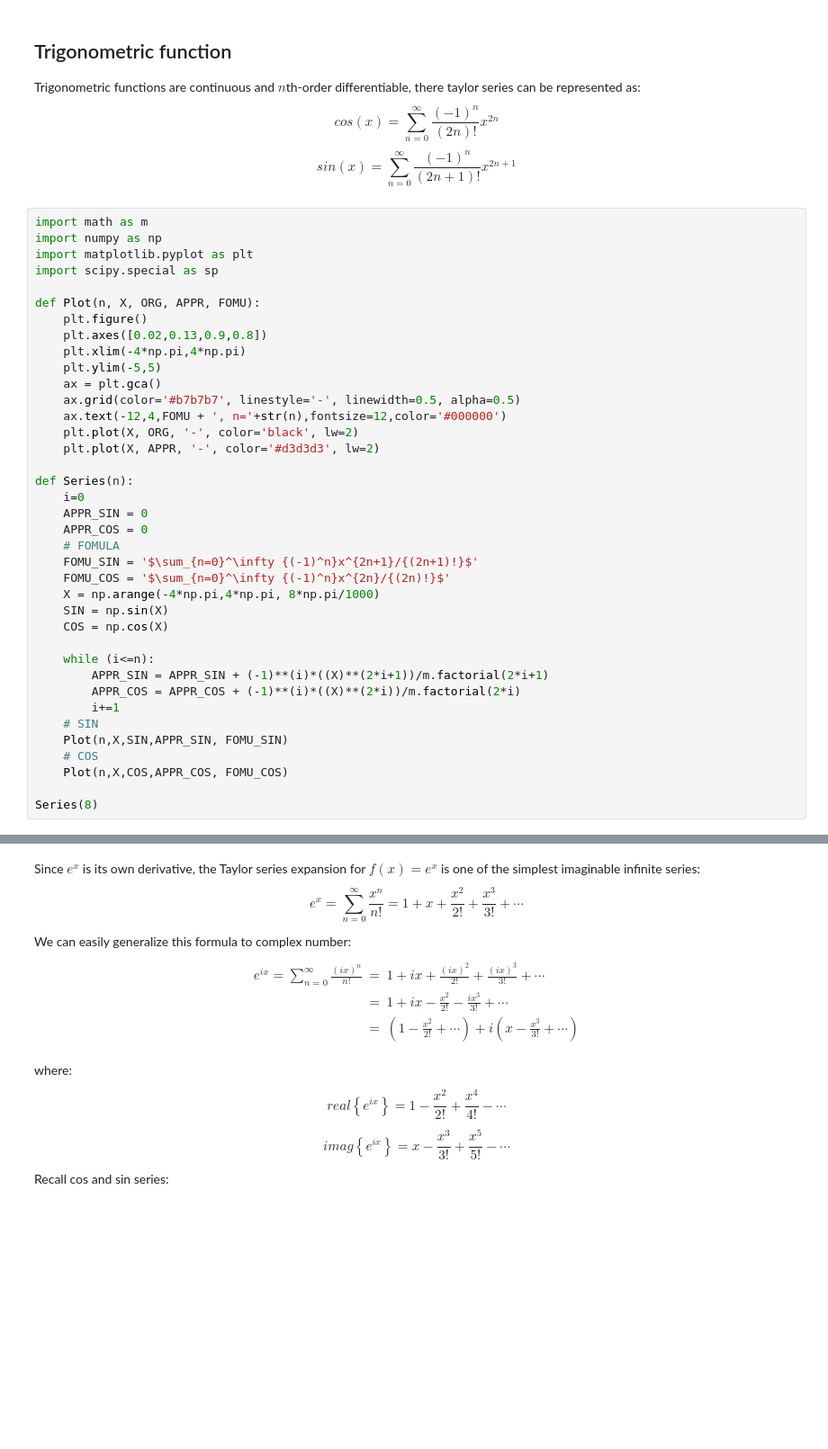
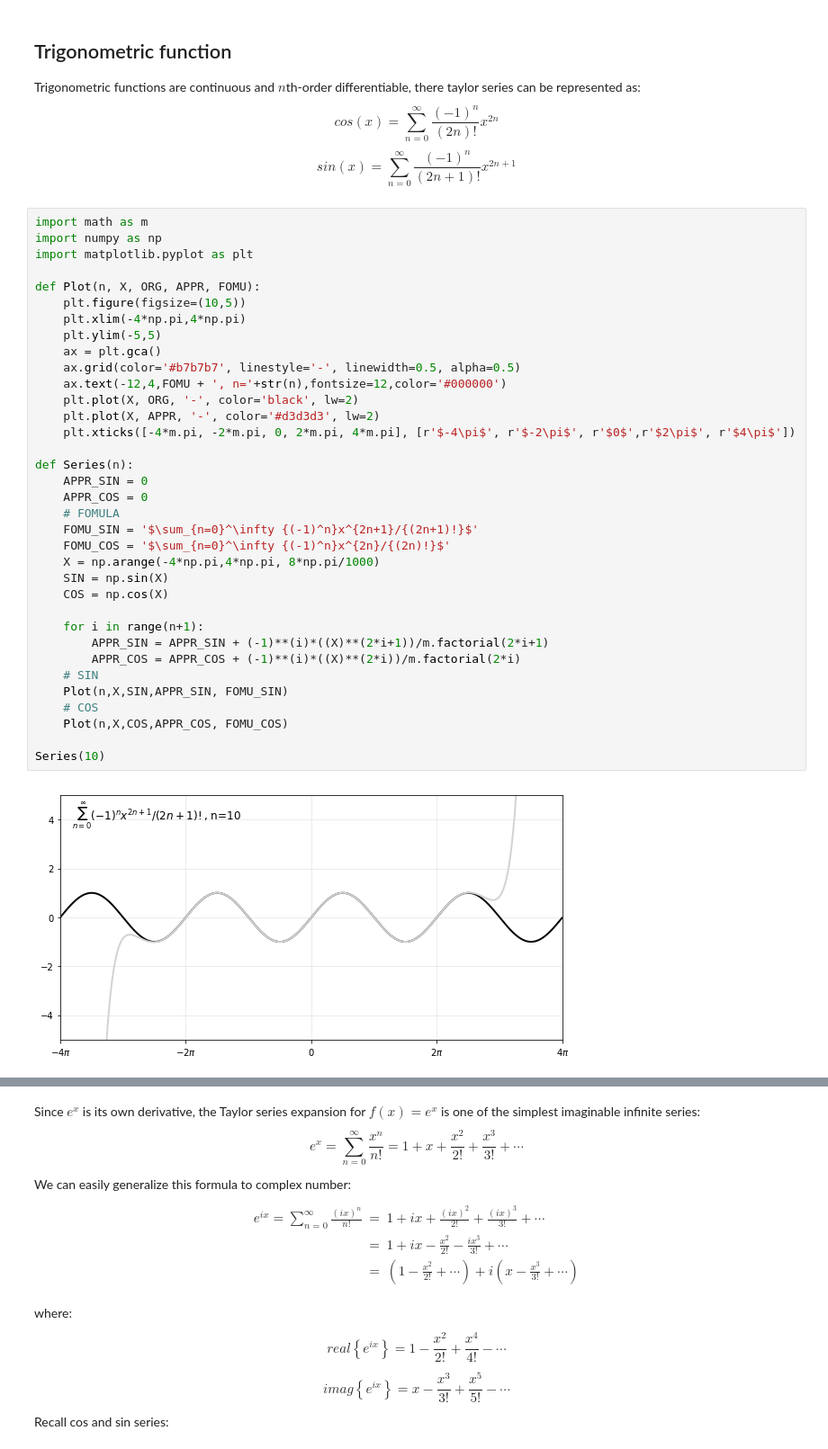
Before and after one commit to ValleyZw/hill, a Jupyter notebook: 001_taylor_series.ipynb, the cells around one changed output, grey strips where cells are left out. Shown: that part at 90% size. Saved outputs shown, nothing was run; the diff lists cells and outputs as text; blank space fills up the shorter version.

Commit message:
optimized taylor series code

```diff
--- a/001_taylor_series.ipynb
+++ b/001_taylor_series.ipynb
@@ -21,37 +21,36 @@ Trigonometric functions are continuous and $n$th-order differentiable, there tay
 import math as m
 import numpy as np
 import matplotlib.pyplot as plt
-import scipy.special as sp
 
 def Plot(n, X, ORG, APPR, FOMU):
-    plt.figure()
-    plt.axes([0.02,0.13,0.9,0.8])
+    plt.figure(figsize=(10,5))
     plt.xlim(-4*np.pi,4*np.pi)
     plt.ylim(-5,5)
     ax = plt.gca()
     ax.grid(color='#b7b7b7', linestyle='-', linewidth=0.5, alpha=0.5)
     ax.text(-12,4,FOMU + ', n='+str(n),fontsize=12,color='#000000')
     plt.plot(X, ORG, '-', color='black', lw=2)
     plt.plot(X, APPR, '-', color='#d3d3d3', lw=2)
+    plt.xticks([-4*m.pi, -2*m.pi, 0, 2*m.pi, 4*m.pi], [r'$-4\pi$', r'$-2\pi$', r'$0$',r'$2\pi$', r'$4\pi$'])
 
 def Series(n):
-    i=0
     APPR_SIN = 0
     APPR_COS = 0
     # FOMULA
     FOMU_SIN = '$\sum_{n=0}^\infty {(-1)^n}x^{2n+1}/{(2n+1)!}$'
     FOMU_COS = '$\sum_{n=0}^\infty {(-1)^n}x^{2n}/{(2n)!}$'
     X = np.arange(-4*np.pi,4*np.pi, 8*np.pi/1000)
     SIN = np.sin(X)
     COS = np.cos(X)
 
-    while (i<=n):
+    for i in range(n+1):
         APPR_SIN = APPR_SIN + (-1)**(i)*((X)**(2*i+1))/m.factorial(2*i+1)
         APPR_COS = APPR_COS + (-1)**(i)*((X)**(2*i))/m.factorial(2*i)
-        i+=1
     # SIN
     Plot(n,X,SIN,APPR_SIN, FOMU_SIN)
     # COS
     Plot(n,X,COS,APPR_COS, FOMU_COS)
 
-Series(8)
+Series(10)
+# %% [output]
+[figure, added]
```
Also changed, not shown: parts of 1 cell of this notebook, 2 other files.
